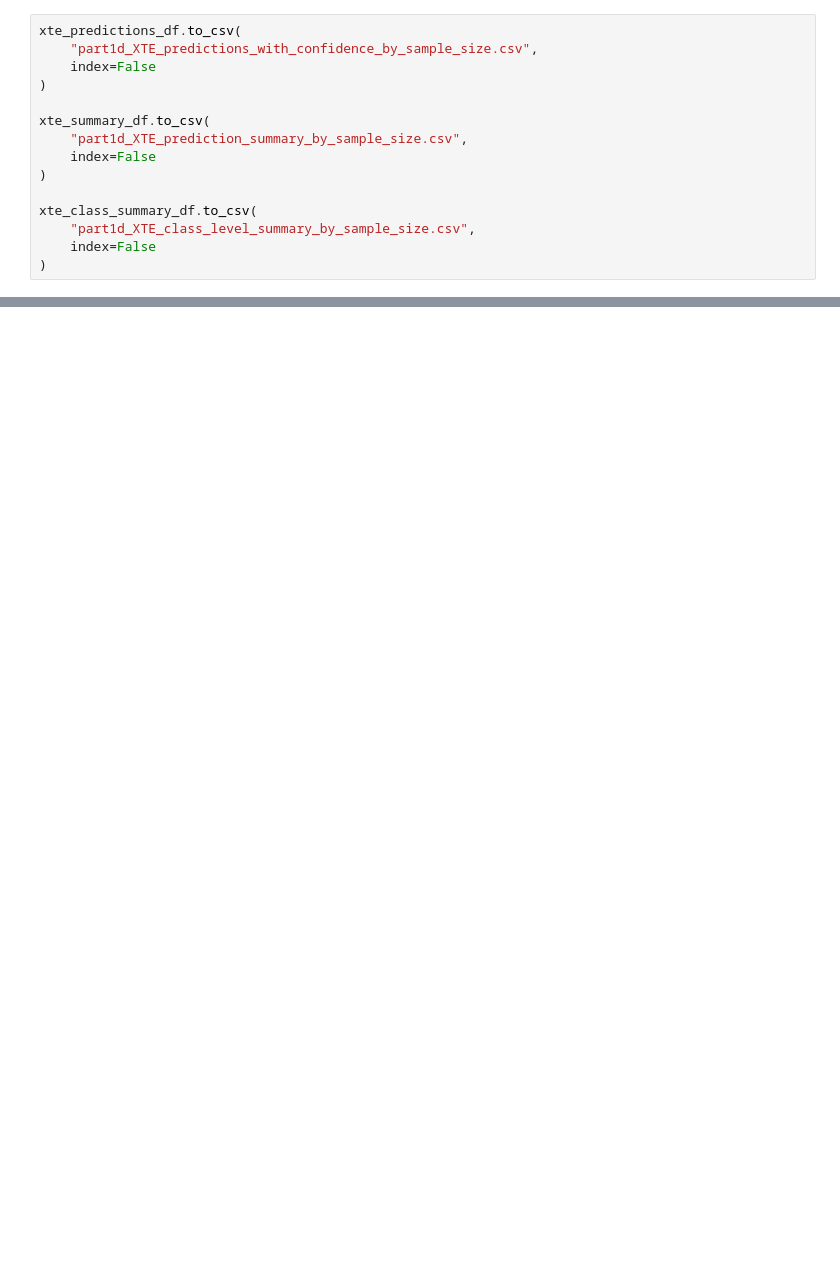
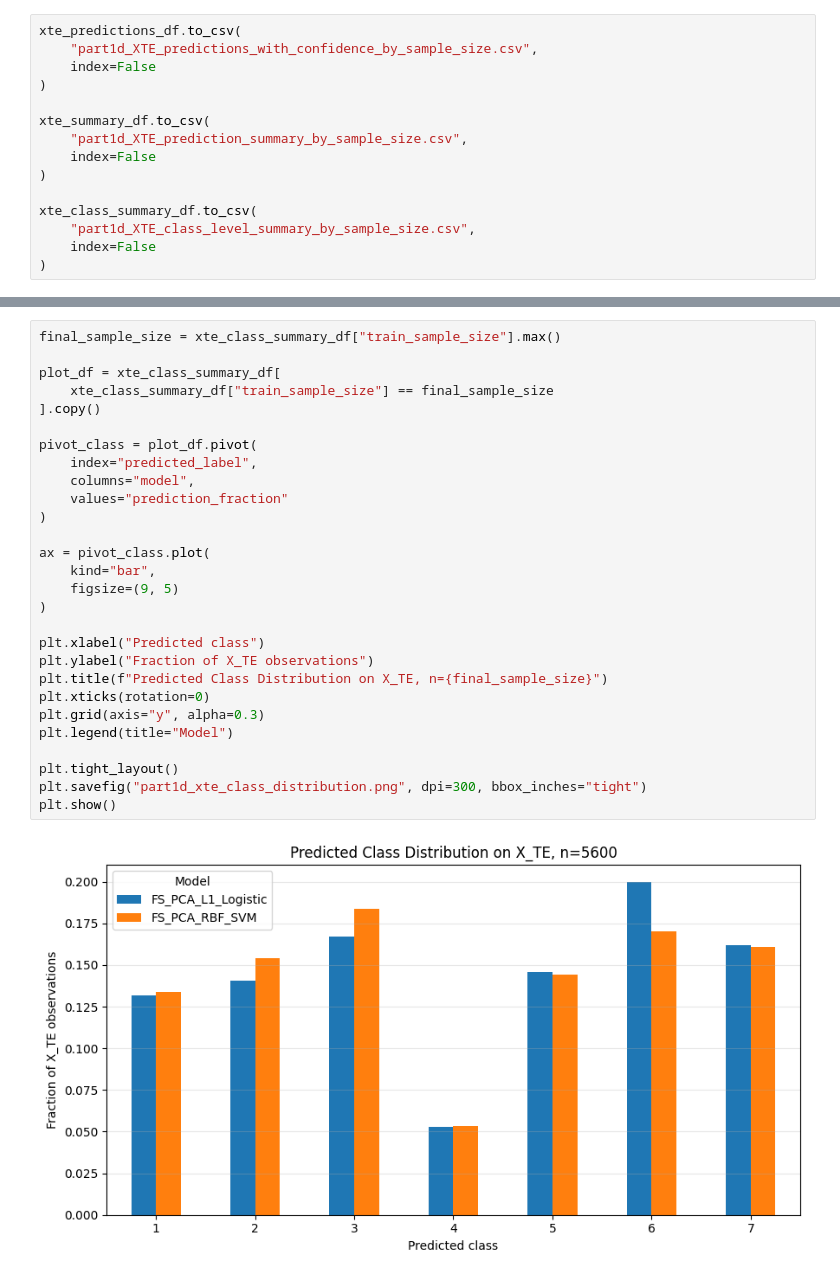
Before and after one commit to daobanzhuimengzhe/MVE441_EXAM, a Jupyter notebook: exam_code.ipynb, the cells around one changed output, grey strips where cells are left out. Drawn from its saved outputs; the diff is of its cells as text; blank space fills up the shorter version.

```diff
--- a/exam_code.ipynb
+++ b/exam_code.ipynb
@@ -2135,0 +2236,30 @@ xte_class_summary_df.to_csv(
+# %%
+final_sample_size = xte_class_summary_df["train_sample_size"].max()
+
+plot_df = xte_class_summary_df[
+    xte_class_summary_df["train_sample_size"] == final_sample_size
+].copy()
+
+pivot_class = plot_df.pivot(
+    index="predicted_label",
+    columns="model",
+    values="prediction_fraction"
+)
+
+ax = pivot_class.plot(
+    kind="bar",
+    figsize=(9, 5)
+)
+
+plt.xlabel("Predicted class")
+plt.ylabel("Fraction of X_TE observations")
+plt.title(f"Predicted Class Distribution on X_TE, n={final_sample_size}")
+plt.xticks(rotation=0)
+plt.grid(axis="y", alpha=0.3)
+plt.legend(title="Model")
+
+plt.tight_layout()
+plt.savefig("part1d_xte_class_distribution.png", dpi=300, bbox_inches="tight")
+plt.show()
+# %% [output]
+[figure, added]
```
Also changed, not shown: parts of 9 cells of this notebook.
